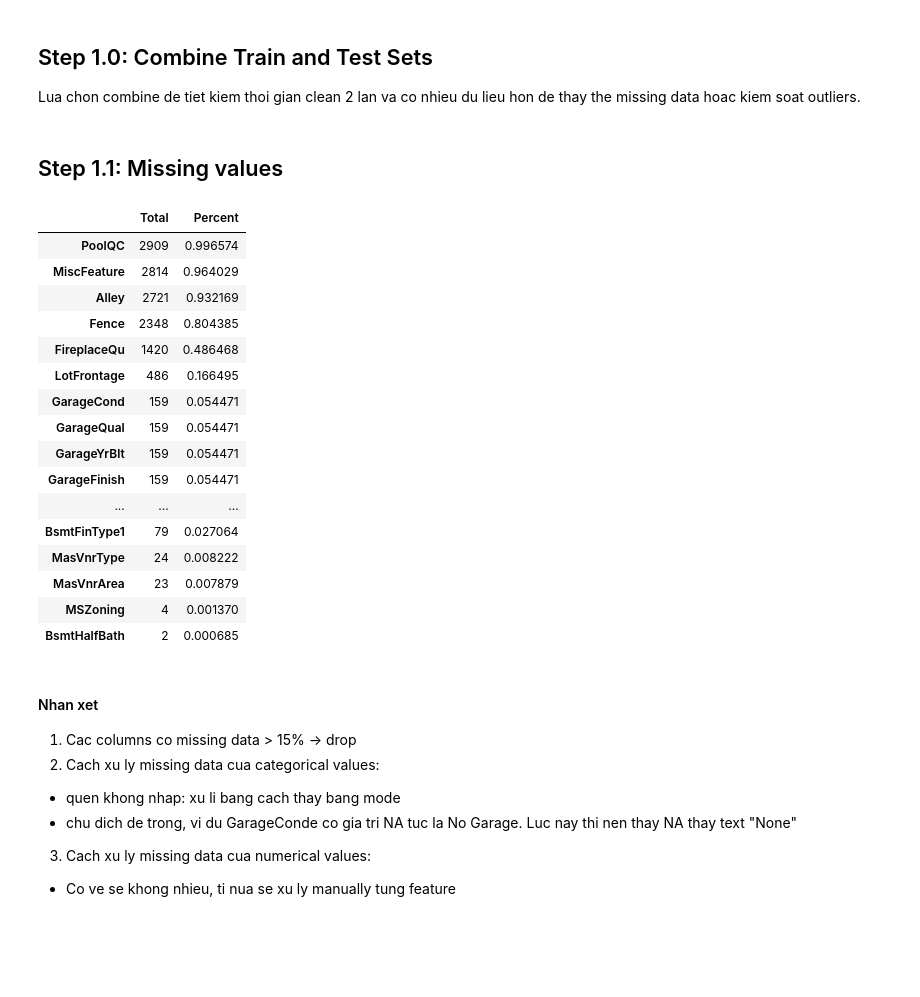
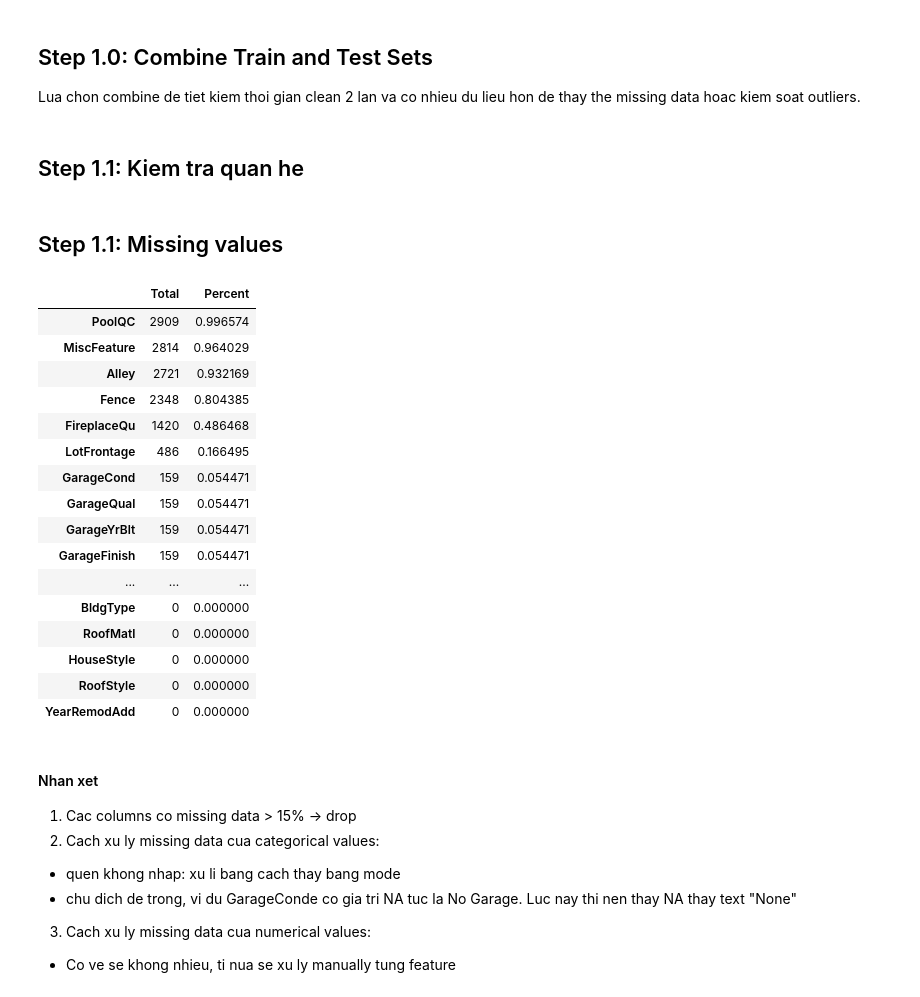
Before and after one commit to habom2310/House-price-prediction, a Jupyter notebook: House Price Prediction.ipynb, the cells around one changed output. Saved outputs shown, nothing was run; the diff lists cells and outputs as text; code cells hidden in the pictures; blank space fills up the shorter version.

```diff
--- a/House Price Prediction.ipynb
+++ b/House Price Prediction.ipynb
@@ -57,31 +93,34 @@ train1 = train0.drop(['Id', 'SalePrice'], axis=1)
 test1 = test0.drop('Id', axis = 1)
 
 data1 = pd.concat([train1, test1], axis=0)
+# %% [markdown]
+## Step 1.1: Kiem tra quan he
 # %% [markdown]
 ## Step 1.1: Missing values
 # %%
+data1['MSSubClass'] = data1['MSSubClass'].astype(str)
 total = data1.isnull().sum().sort_values(ascending=False)
 percent = (data1.isnull().sum()/data1.isnull().count()).sort_values(ascending=False)
 missing_data = pd.concat([total, percent], axis=1, keys=['Total', 'Percent'])
-missing_data.head(20)
+missing_data.head(50)
 # %% [output]
 |  | Total | Percent |
 | PoolQC | 2909 | 0.996574 |
 | MiscFeature | 2814 | 0.964029 |
 | Alley | 2721 | 0.932169 |
 | Fence | 2348 | 0.804385 |
 | FireplaceQu | 1420 | 0.486468 |
 | LotFrontage | 486 | 0.166495 |
 | GarageCond | 159 | 0.054471 |
 | GarageQual | 159 | 0.054471 |
 | GarageYrBlt | 159 | 0.054471 |
 | GarageFinish | 159 | 0.054471 |
 | ... | ... | ... |
-| BsmtFinType1 | 79 | 0.027064 |
-| MasVnrType | 24 | 0.008222 |
-| MasVnrArea | 23 | 0.007879 |
-| MSZoning | 4 | 0.001370 |
-| BsmtHalfBath | 2 | 0.000685 |
+| BldgType | 0 | 0.000000 |
+| RoofMatl | 0 | 0.000000 |
+| HouseStyle | 0 | 0.000000 |
+| RoofStyle | 0 | 0.000000 |
+| YearRemodAdd | 0 | 0.000000 |
 # %% [markdown]
 #### Nhan xet
 
```
Also changed, not shown: parts of 30 cells of this notebook.
